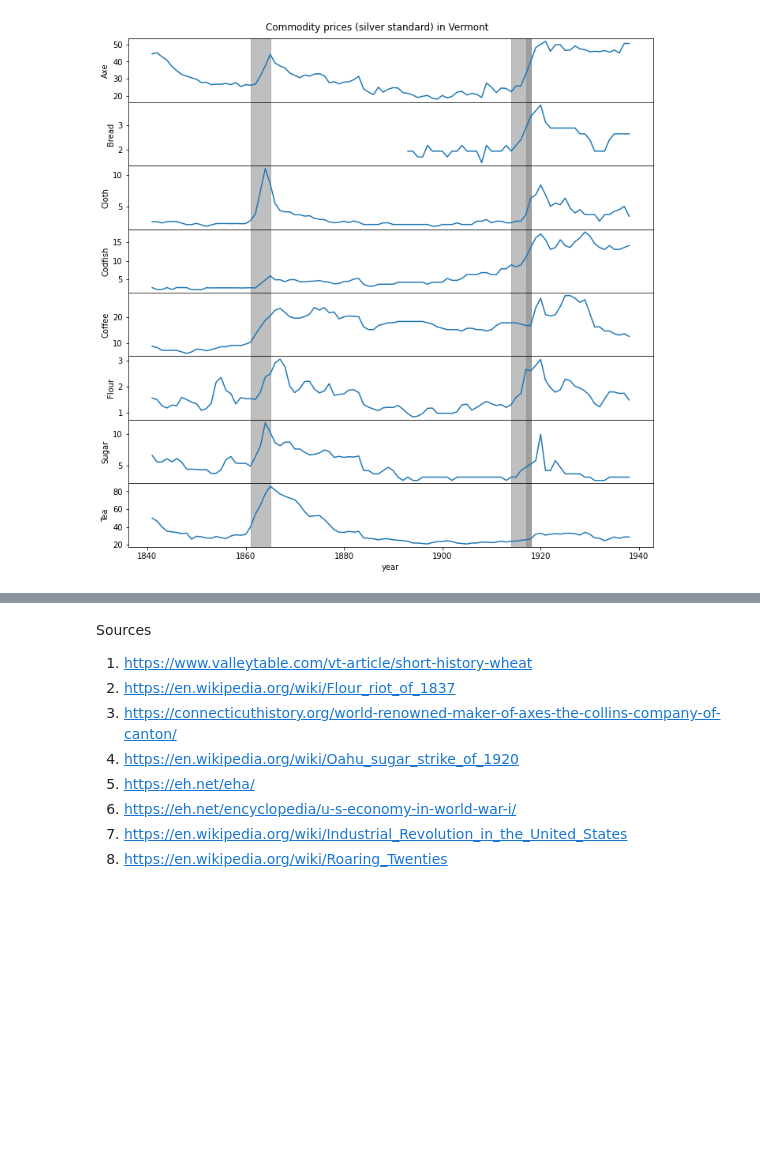
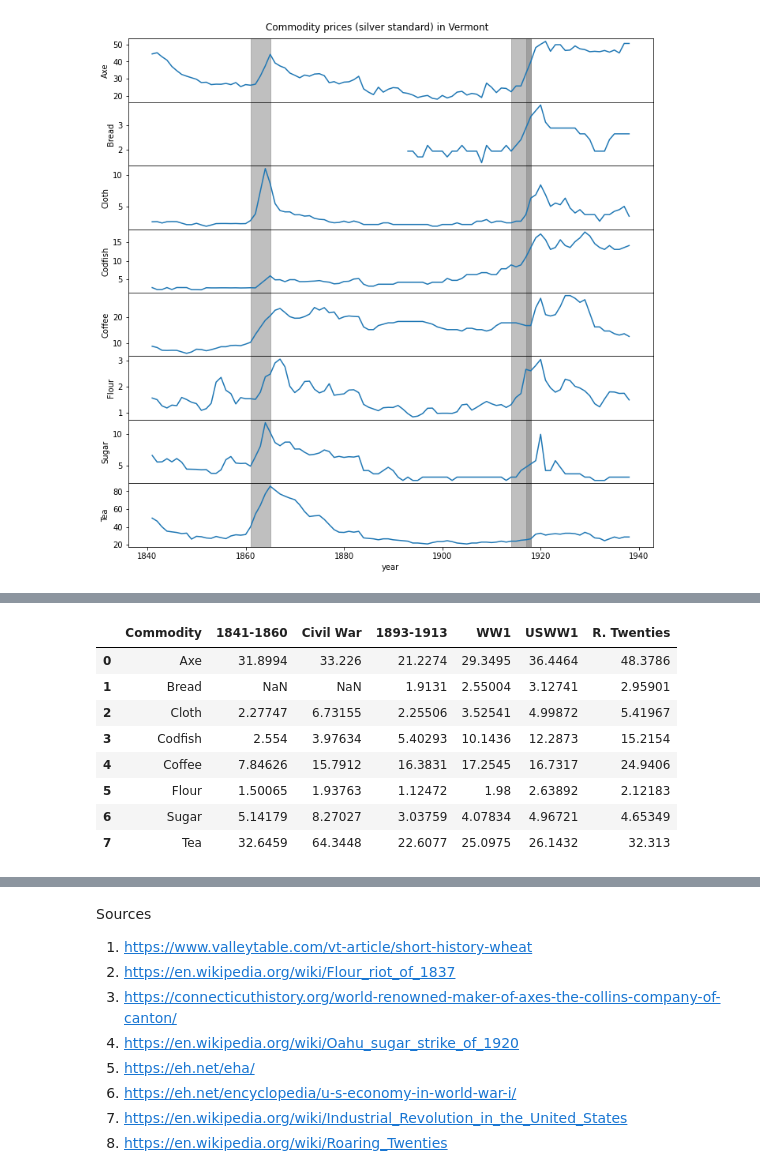
Before and after one commit to Meadosc/commodity_case_study, a Jupyter notebook: main.ipynb, the cells around one changed output, grey strips where cells are left out. Cells and saved outputs as stored; diff of their text form; code cells hidden in the pictures; blank space fills up the shorter version.

Commit message:
means and ratios added

```diff
--- a/main.ipynb
+++ b/main.ipynb
@@ -251,0 +242,26 @@ df_v[(df_v["Commodity"] == "Coffee") & (df_v["Item Year"] >= 1918) & (df_v["Item
+# %%
+# Let's create a new dataframe for our averages.
+
+com_ls = ['Axe', 'Bread', 'Cloth', 'Codfish', 'Coffee', 'Flour', 'Sugar', 'Tea']
+column_mn = ['Commodity', '1841-1860', 'Civil War', '1893-1913', 'WW1', 'USWW1', 'R. Twenties']
+event_yrs = {'1841-1860': [1841, 1860], 'Civil War': [1861, 1865], '1893-1913': [1893, 1913], 'WW1': [1914, 1918], 'USWW1': [1917, 1918], 'R. Twenties': [1920, 1929]}
+
+df_mn = pd.DataFrame(columns=column_mn)
+df_mn['Commodity'] = com_ls
+# %%
+for com in com_ls:
+    for event in event_yrs.items():
+        mn = df_v[(df_v["Commodity"] == com) & (df_v["Item Year"] >= event[1][0]) & (df_v["Item Year"] <= event[1][1])]["Standard Value"].mean()
+        df_mn.loc[df_mn.Commodity == com, event[0]] = mn
+
+df_mn.head(8)
+# %% [output]
+|  | Commodity | 1841-1860 | Civil War | 1893-1913 | WW1 | USWW1 | R. Twenties |
+| 0 | Axe | 31.8994 | 33.226 | 21.2274 | 29.3495 | 36.4464 | 48.3786 |
+| 1 | Bread | NaN | NaN | 1.9131 | 2.55004 | 3.12741 | 2.95901 |
+| 2 | Cloth | 2.27747 | 6.73155 | 2.25506 | 3.52541 | 4.99872 | 5.41967 |
+| 3 | Codfish | 2.554 | 3.97634 | 5.40293 | 10.1436 | 12.2873 | 15.2154 |
+| 4 | Coffee | 7.84626 | 15.7912 | 16.3831 | 17.2545 | 16.7317 | 24.9406 |
+| 5 | Flour | 1.50065 | 1.93763 | 1.12472 | 1.98 | 2.63892 | 2.12183 |
+| 6 | Sugar | 5.14179 | 8.27027 | 3.03759 | 4.07834 | 4.96721 | 4.65349 |
+| 7 | Tea | 32.6459 | 64.3448 | 22.6077 | 25.0975 | 26.1432 | 32.313 |
```
Also changed, not shown: parts of 14 cells of this notebook.
